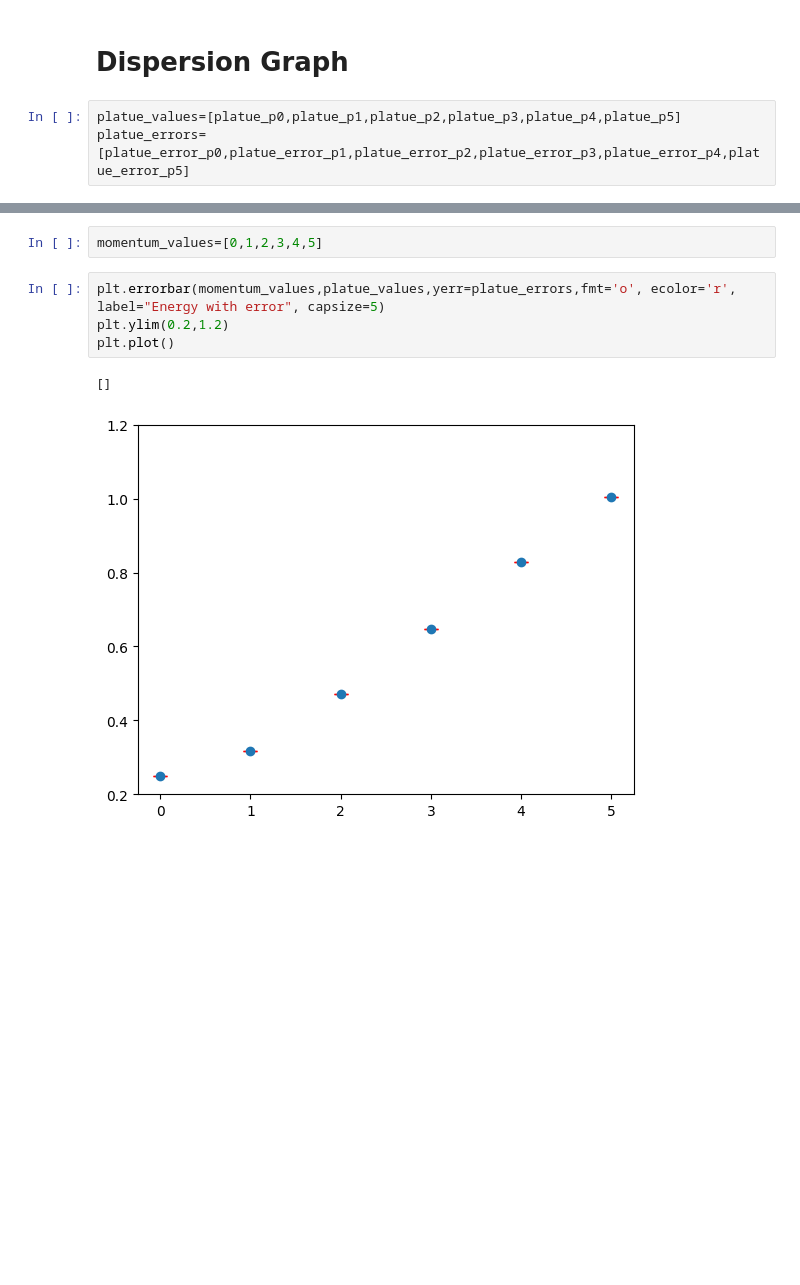
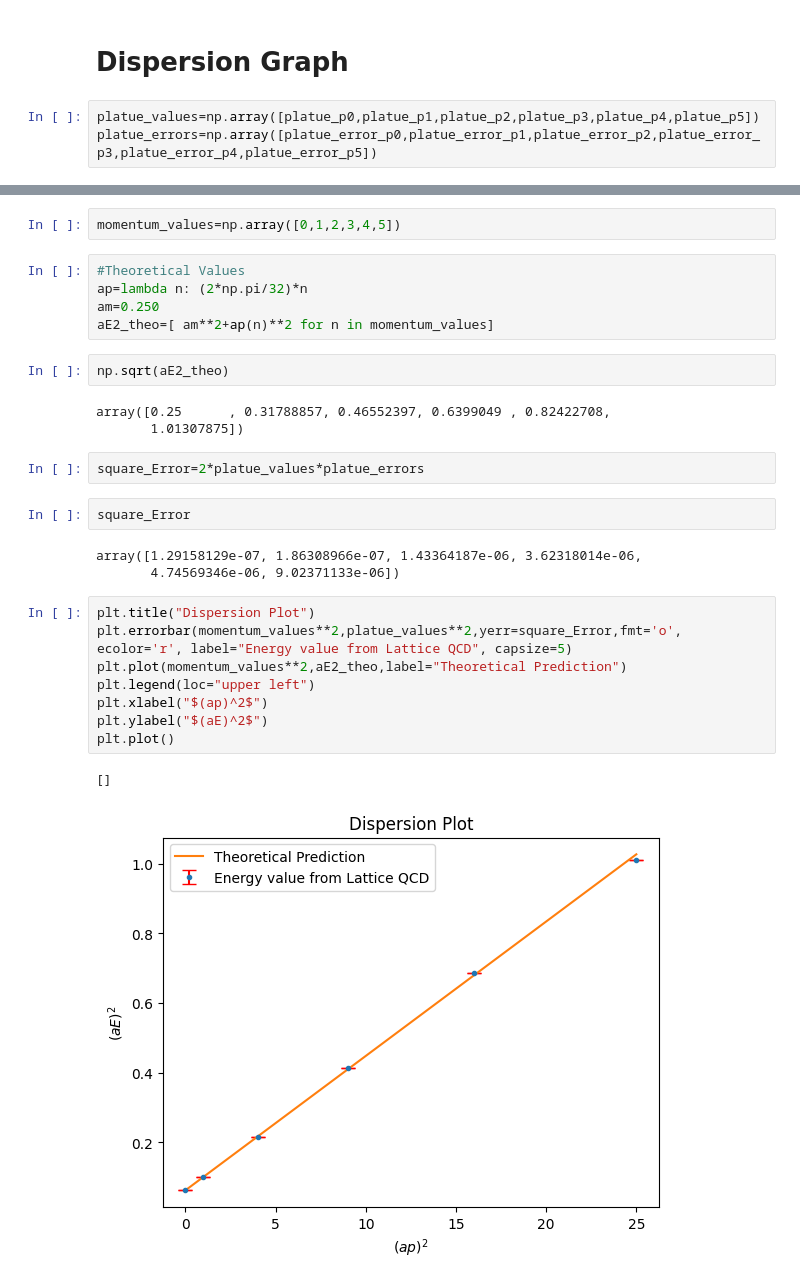
Before and after one commit to Nirban-A/The-energy-spectrum-of-the-kaon-from-Lattice-QCD, a Jupyter notebook: Analysis.ipynb, the cells around one changed output, grey strips where cells are left out. Drawn from its saved outputs; the diff is of its cells as text; blank space fills up the shorter version.

Commit message:
Included dispersion plot

```diff
--- a/Analysis.ipynb
+++ b/Analysis.ipynb
@@ -267,5 +270,5 @@ plt.show()
 # %% [markdown]
 # Dispersion Graph
 # %%
-platue_values=[platue_p0,platue_p1,platue_p2,platue_p3,platue_p4,platue_p5]
-platue_errors=[platue_error_p0,platue_error_p1,platue_error_p2,platue_error_p3,platue_error_p4,platue_error_p5]
+platue_values=np.array([platue_p0,platue_p1,platue_p2,platue_p3,platue_p4,platue_p5])
+platue_errors=np.array([platue_error_p0,platue_error_p1,platue_error_p2,platue_error_p3,platue_error_p4,platue_error_p5])
@@ -272,9 +283,30 @@ platue_errors=[platue_error_p0,platue_error_p1,platue_error_p2,platue_error_p3,p
 # %%
-momentum_values=[0,1,2,3,4,5]
+momentum_values=np.array([0,1,2,3,4,5])
+# %%
+#Theoretical Values
+ap=lambda n: (2*np.pi/32)*n
+am=0.250
+aE2_theo=[ am**2+ap(n)**2 for n in momentum_values]
+# %%
+np.sqrt(aE2_theo)
+# %% [output]
+array([0.25      , 0.31788857, 0.46552397, 0.6399049 , 0.82422708,
+       1.01307875])
+# %%
+square_Error=2*platue_values*platue_errors
+# %%
+square_Error
+# %% [output]
+array([1.29158129e-07, 1.86308966e-07, 1.43364187e-06, 3.62318014e-06,
+       4.74569346e-06, 9.02371133e-06])
 # %%
-plt.errorbar(momentum_values,platue_values,yerr=platue_errors,fmt='o', ecolor='r', label="Energy with error", capsize=5)
-plt.ylim(0.2,1.2)
+plt.title("Dispersion Plot")
+plt.errorbar(momentum_values**2,platue_values**2,yerr=square_Error,fmt='o', ecolor='r', label="Energy value from Lattice QCD", capsize=5)
+plt.plot(momentum_values**2,aE2_theo,label="Theoretical Prediction")
+plt.legend(loc="upper left")
+plt.xlabel("$(ap)^2$")
+plt.ylabel("$(aE)^2$")
 plt.plot()
 # %% [output]
 []
-[figure, old version]
+[figure, new version]
```
Also changed, not shown: parts of 13 cells of this notebook.
